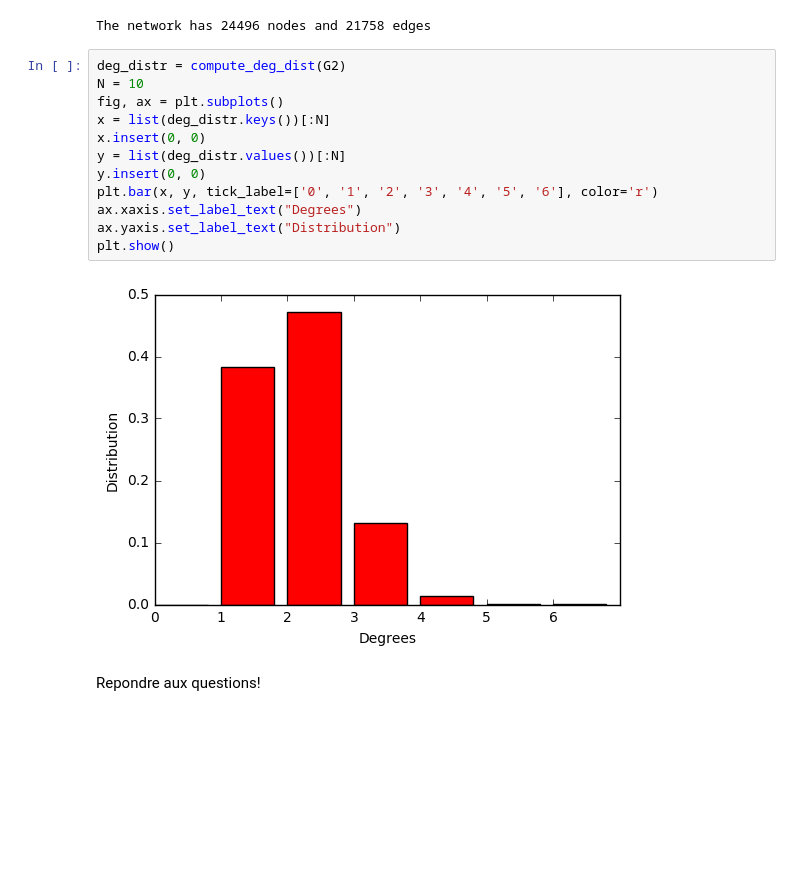
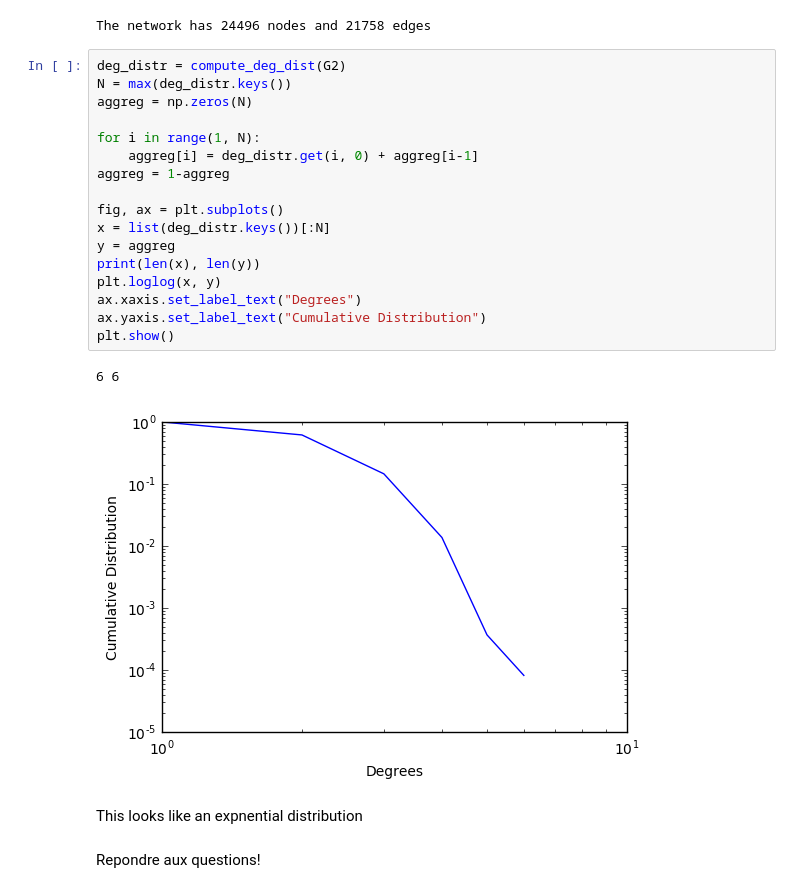
Before and after one commit to jeanbaptistebeau/Internet-Analytics-Notebooks, a Jupyter notebook: lab2/notebooks/ix-lab2-notebook-part1.ipynb, the cells around one changed output. Drawn from its saved outputs; the diff is of its cells as text; blank space fills up the shorter version.

```diff
--- a/lab2/notebooks/ix-lab2-notebook-part1.ipynb
+++ b/lab2/notebooks/ix-lab2-notebook-part1.ipynb
@@ -155,18 +157,26 @@ print("The network has", len(G2), "nodes", "and", G2.size(), "edges")
 The network has 24496 nodes and 21758 edges
 # %%
 deg_distr = compute_deg_dist(G2)
-N = 10
+N = max(deg_distr.keys())
+aggreg = np.zeros(N)
+
+for i in range(1, N):
+    aggreg[i] = deg_distr.get(i, 0) + aggreg[i-1]
+aggreg = 1-aggreg
+
 fig, ax = plt.subplots()
 x = list(deg_distr.keys())[:N]
-x.insert(0, 0)
-y = list(deg_distr.values())[:N]
-y.insert(0, 0)
-plt.bar(x, y, tick_label=['0', '1', '2', '3', '4', '5', '6'], color='r')
+y = aggreg
+print(len(x), len(y))
+plt.loglog(x, y)
 ax.xaxis.set_label_text("Degrees")
-ax.yaxis.set_label_text("Distribution")
+ax.yaxis.set_label_text("Cumulative Distribution")
 plt.show()
 # %% [output]
+6 6
-[figure, old version]
+[figure, new version]
+# %% [markdown]
+This looks like an expnential distribution
 # %% [markdown]
 Repondre aux questions!
 # %%
```
Also changed, not shown: parts of 7 cells of this notebook.
